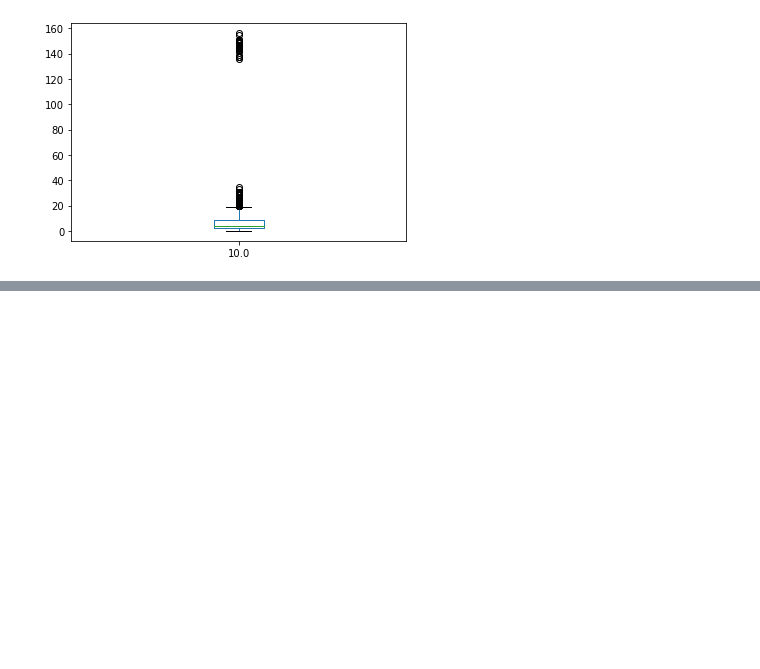
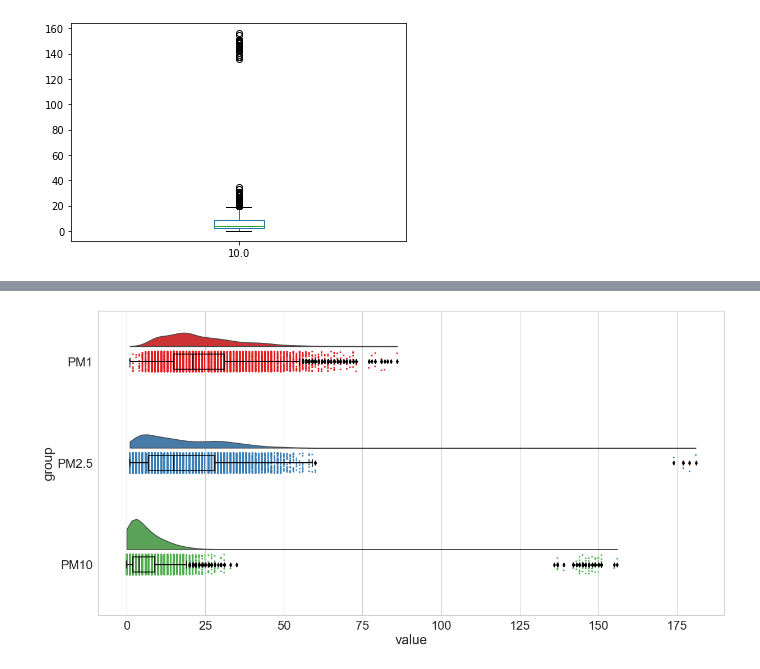
Before and after one commit to malte-b/musical_env_bike, a Jupyter notebook: plots/data_insights.ipynb, the cells around one changed output, grey strips where cells are left out. Drawn from its saved outputs; the diff is of its cells as text; code cells hidden in the pictures; blank space fills up the shorter version.

Commit message:
Add raincloud plots to data visualization

```diff
--- a/plots/data_insights.ipynb
+++ b/plots/data_insights.ipynb
@@ -218,0 +227,18 @@ pm10_disjoint.plot.box()
+# %%
+pm1_disjoint = pm1_disjoint.to_frame()
+pm1_disjoint['group'] = "PM1"
+
+pm2_5_disjoint = pm2_5_disjoint.to_frame()
+pm2_5_disjoint['group'] = "PM2.5"
+
+pm10_disjoint = pm10_disjoint.to_frame()
+pm10_disjoint['group'] = "PM10"
+
+pm1_disjoint.columns = ['value', 'group']
+pm2_5_disjoint.columns = ['value', 'group']
+pm10_disjoint.columns = ['value', 'group']
+
+frames = [pm1_disjoint, pm2_5_disjoint, pm10_disjoint]
+df_disjoint = pd.concat(frames)
+
+df_disjoint
@@ -218,0 +259,22 @@ pm10_disjoint.plot.box()
+# %%
+# plotting the clouds
+sns.set(style="whitegrid",font_scale=2)
+f, ax = plt.subplots(figsize=(20, 10))
+dy="group"; dx="value"; ort="h"; pal = "Set1"
+ax=pt.half_violinplot( x = dx, y = dy, data = df_disjoint, palette = pal,
+       bw = .2, cut = 0.,scale = "area", width = .6, inner = None,
+      orient = ort)
+
+# adding the rain and the jitter
+ax=sns.stripplot( x = dx, y = dy, data = df_disjoint, palette = pal,
+     edgecolor = "white",size = 3, jitter = 1, zorder = 0,
+     orient = ort)
+
+#adding the boxplot with quartiles
+ax=sns.boxplot( x = dx, y = dy, data = df_disjoint, color = "black",
+       width = .15, zorder = 10, showcaps = True,
+       boxprops = {'facecolor':'none', "zorder":10}, showfliers=True,
+       whiskerprops = {'linewidth':2, "zorder":10},
+       saturation = 1, orient = ort)
+# %% [output]
+[figure, added]
```
Also changed, not shown: parts of 3 cells of this notebook.
